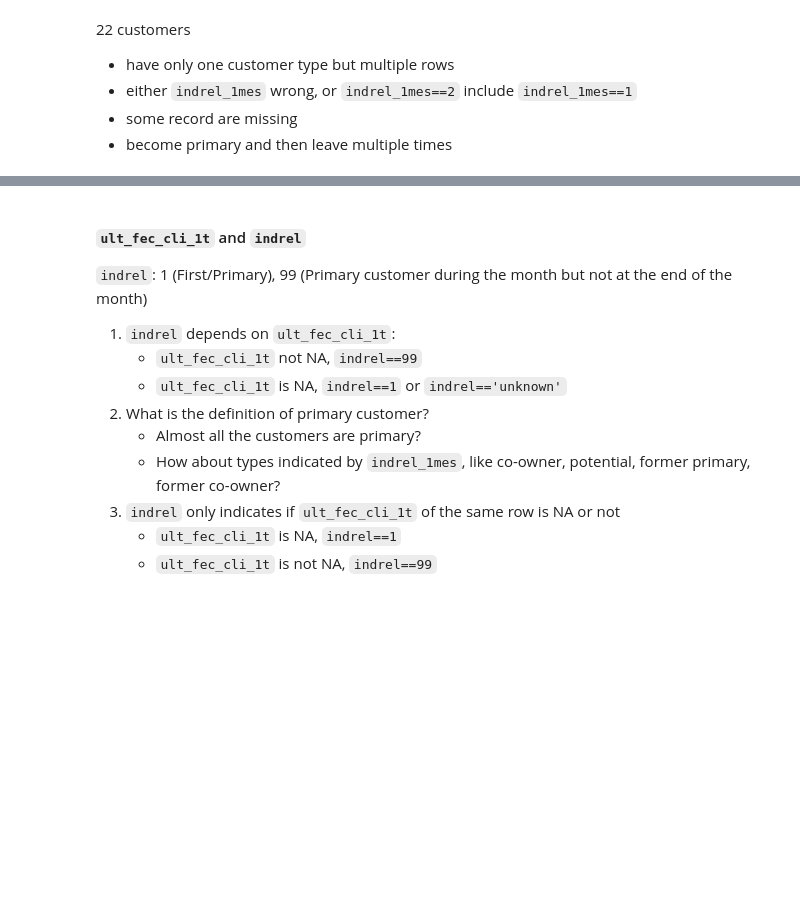
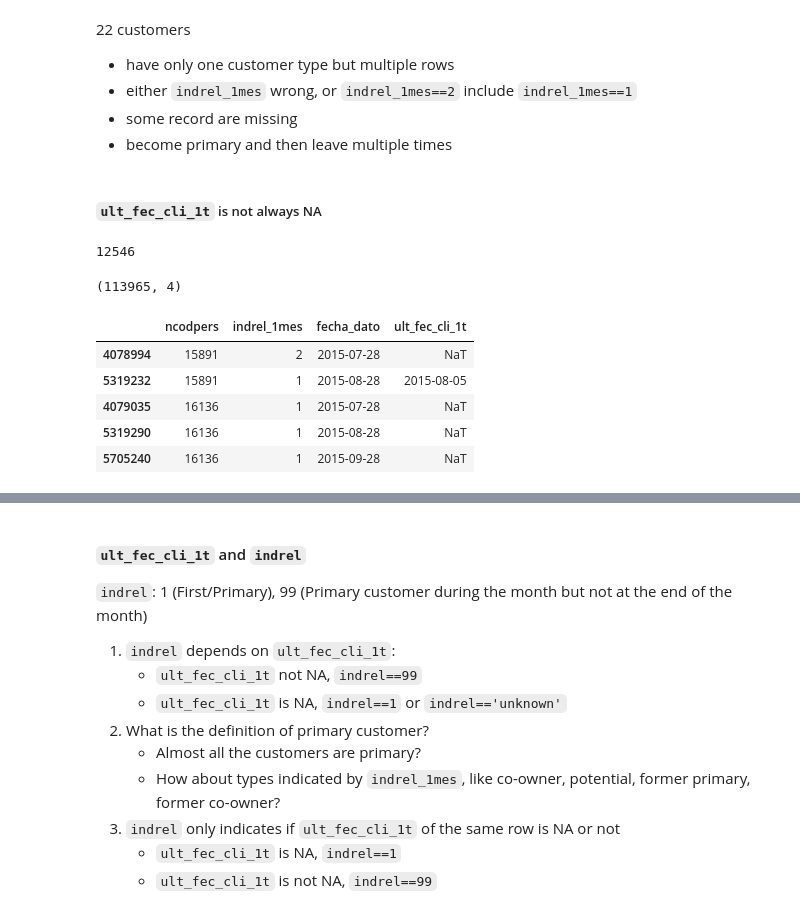
Before and after one commit to LiYan1988/santander-production-recommandation, a Jupyter notebook: notebooks/eda_3_3.ipynb, the cells around one changed output, grey strips where cells are left out. Cells and saved outputs as stored; diff of their text form; code cells hidden in the pictures; blank space fills up the shorter version.

```diff
--- a/notebooks/eda_3_3.ipynb
+++ b/notebooks/eda_3_3.ipynb
@@ -567,3 +526,5 @@ len(k3)
 - either `indrel_1mes` wrong, or `indrel_1mes==2` include `indrel_1mes==1`
 - some record are missing
 - become primary and then leave multiple times
+# %% [markdown]
+##### `ult_fec_cli_1t` is not always NA
@@ -569,0 +533,4 @@ len(k3)
+# %%
+len(e3)
+# %% [output]
+12546
@@ -569,0 +540,13 @@ len(k3)
+# %%
+d3.shape
+# %% [output]
+(113965, 4)
+# %%
+d3.head(5)
+# %% [output]
+|  | ncodpers | indrel_1mes | fecha_dato | ult_fec_cli_1t |
+| 4078994 | 15891 | 2 | 2015-07-28 | NaT |
+| 5319232 | 15891 | 1 | 2015-08-28 | 2015-08-05 |
+| 4079035 | 16136 | 1 | 2015-07-28 | NaT |
+| 5319290 | 16136 | 1 | 2015-08-28 | NaT |
+| 5705240 | 16136 | 1 | 2015-09-28 | NaT |
```
Also changed, not shown: parts of 68 cells of this notebook, 1 other file.
